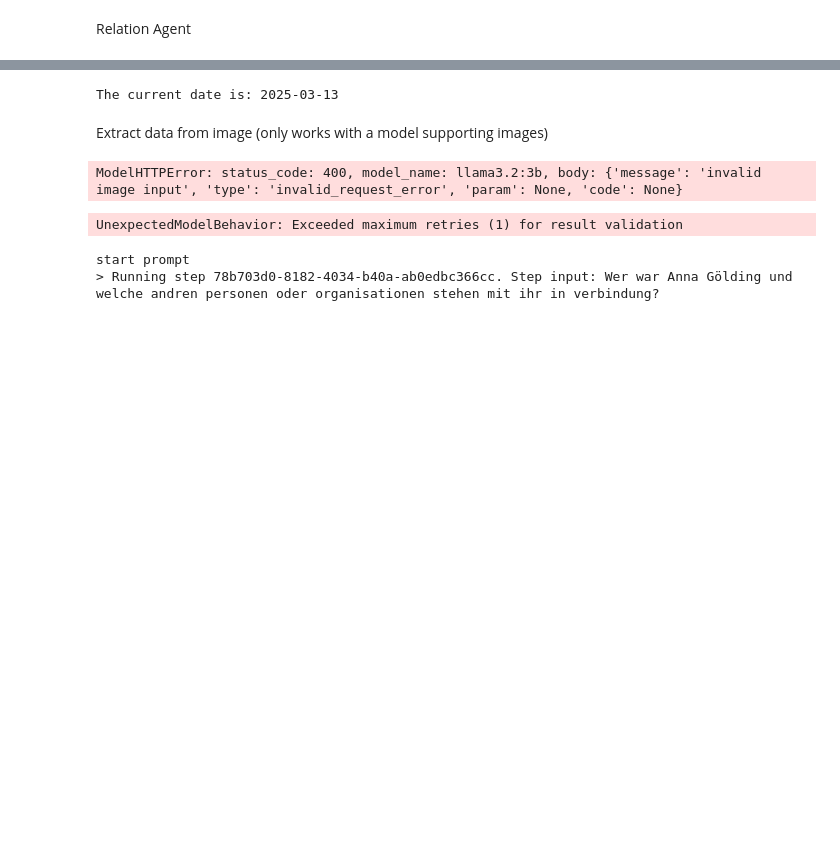
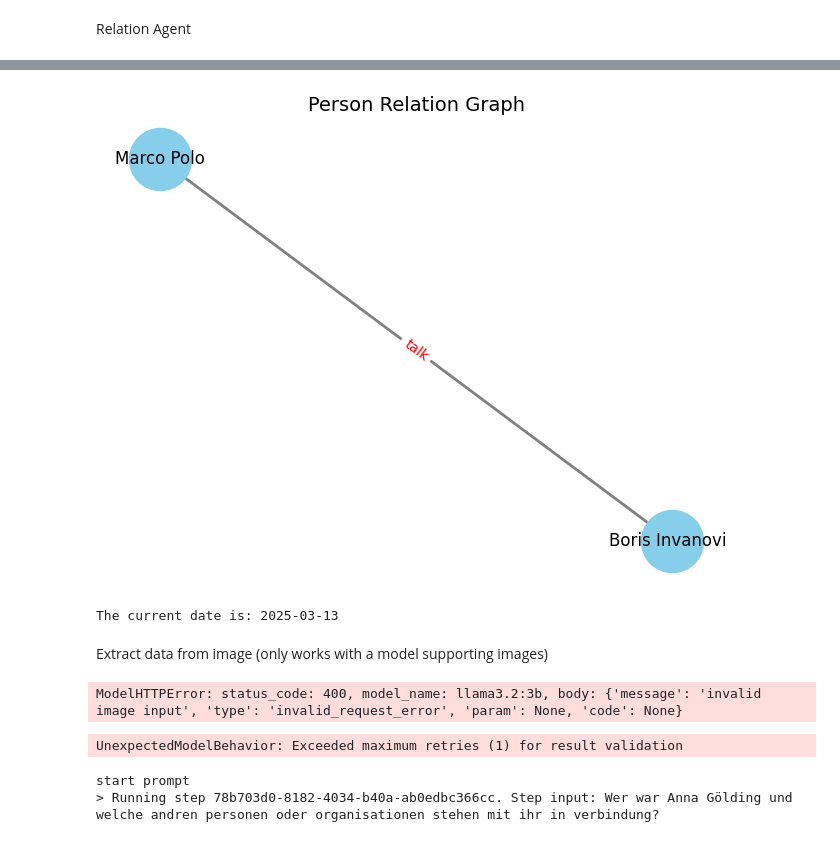
Before and after one commit to trieder83/com-agentic-rag, a Jupyter notebook: notebooks/default.ipynb, the cells around one changed output, grey strips where cells are left out. Drawn from its saved outputs; the diff is of its cells as text; code cells hidden in the pictures; blank space fills up the shorter version.

```diff
--- a/notebooks/default.ipynb
+++ b/notebooks/default.ipynb
@@ -293,0 +356,46 @@ print(relation_result)
+# %%
+%pip install matplotlib
+
+import json
+import networkx as nx
+import matplotlib.pyplot as plt
+
+# --- Step 1: Your graph JSON data ---
+graph_data = json.loads(relation_result.data)
+
+# --- Step 2: Create a NetworkX graph ---
+G = nx.Graph()
+
+# Add nodes
+for node_id, node_info in graph_data["graph"]["nodes"].items():
+    label = node_info["name"]
+    nickname = node_info.get("nickname", "")
+    if nickname:
+        label += f' ("{nickname}")'  # Append nickname if available
+    G.add_node(node_id, label=label)
+
+# Add edges with relation as attribute
+for edge in graph_data["graph"]["edges"]:
+    G.add_edge(edge["source"], edge["target"], relation=edge["relation"])
+
+# --- Step 3: Draw the graph ---
+plt.figure(figsize=(8, 6))
+
+# Positions for all nodes
+pos = nx.spring_layout(G, seed=42)  # seed for reproducibility
+
+# Draw nodes and labels
+nx.draw_networkx_nodes(G, pos, node_color='skyblue', node_size=2000)
+nx.draw_networkx_labels(G, pos, labels={n: d['label'] for n, d in G.nodes(data=True)}, font_size=12)
+
+# Draw edges
+nx.draw_networkx_edges(G, pos, width=2, edge_color='gray')
+
+# Draw edge labels (relation type)
+edge_labels = nx.get_edge_attributes(G, 'relation')
+nx.draw_networkx_edge_labels(G, pos, edge_labels=edge_labels, font_color='red', font_size=10)
+
+plt.axis('off')  # Hide axes
+plt.title('Person Relation Graph', fontsize=14)
+plt.show()
+# %% [output]
@@ -294,3 +418,4 @@ print(relation_result)
+[figure, added]
 # %%
 from datetime import date
 from pydantic_ai import RunContext
```
Also changed, not shown: parts of 7 cells of this notebook, 1 other file.
